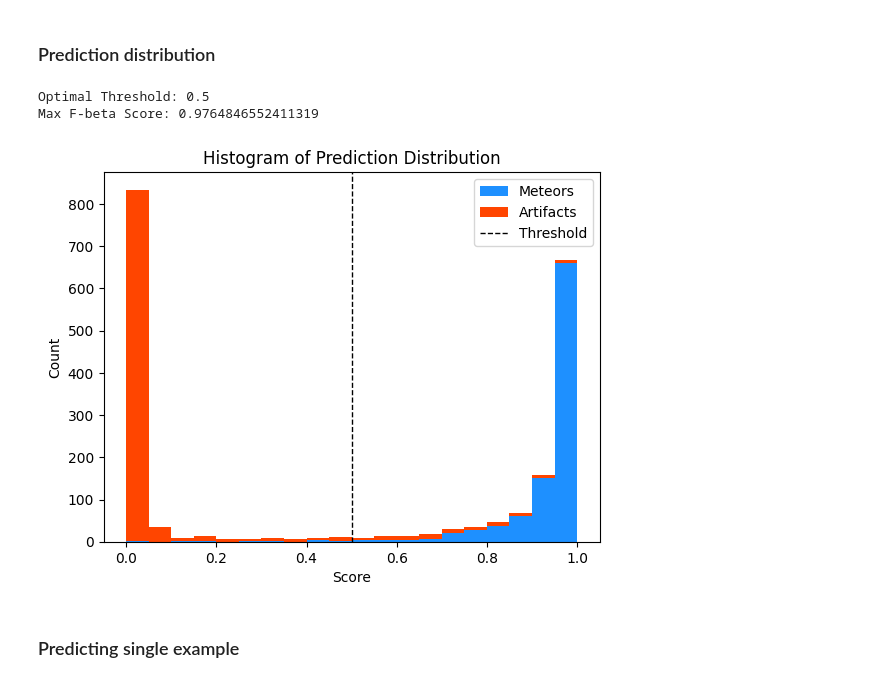
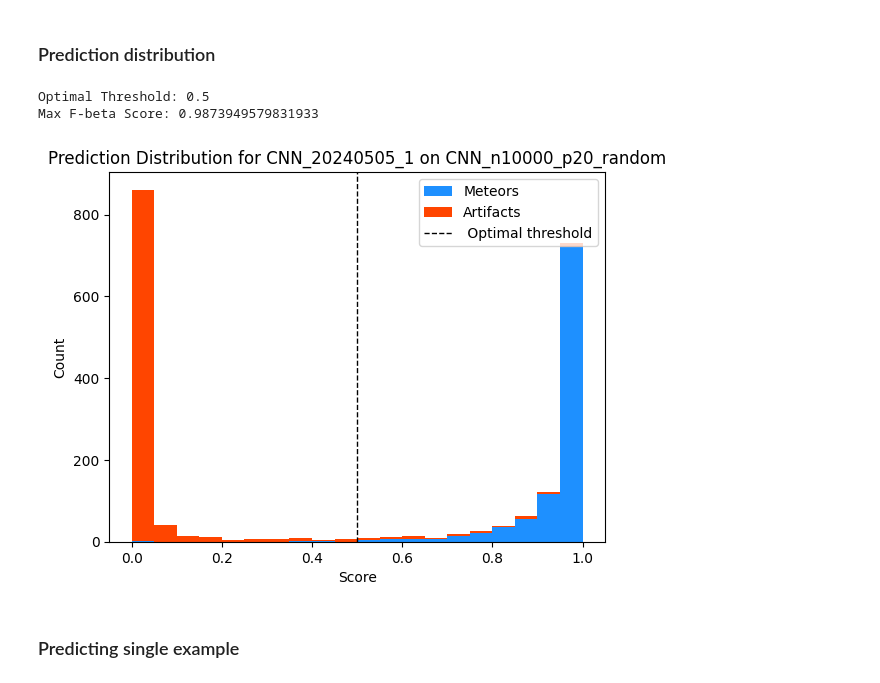
Before and after one commit to 9helix/GMNmeteorNet, a Jupyter notebook: MLmodel.ipynb, the cells around one changed output. Drawn from its saved outputs; the diff is of its cells as text; code cells hidden in the pictures.

Commit message:
New best F-beta score 0.987

```diff
--- a/MLmodel.ipynb
+++ b/MLmodel.ipynb
@@ -456,5 +457,0 @@ Epoch 20/20
-# %%
-model.save(f"models/{model_name}.keras")
-
-with open(f"models/{model_name}_history.pkl", "wb") as f:
-    pickle.dump(history, f)
@@ -463,8 +457,0 @@ with open(f"models/{model_name}_history.pkl", "wb") as f:
-# %%
-model = models.load_model("models/CNN_20240618_3.keras")
-model.compile(
-    loss=(losses.BinaryCrossentropy()),
-    optimizer=optimizers.Adam(learning_rate=1e-4),
-    metrics=global_metrics,
-)
-model.summary()
@@ -489,3 +457,0 @@ _________________________________________________________________
-# %%
-with open("models/CNN_20240618_3_history.pkl", "rb") as f:
-    history = pickle.load(f)
@@ -561,4 +511,5 @@ Best Fbeta score of 0.976 at epoch 10
 ### Confusion matrix
 # %%
 # pick model state at a certain epoch
-model.load_weights("temp/model_weights_epoch_16.h5")
+best_epoch = 16
+model.load_weights(f"temp/{model._name}/weights_epoch_{best_epoch}.h5")
@@ -694,38 +647,38 @@ def get_fbeta_score(y_true, y_probs, beta, threshold):
 # Evaluate the F-beta score for each threshold
 fbeta_scores = [
     get_fbeta_score(Y_true, Y_pred, beta, threshold) for threshold in thresholds
 ]
 
 # Find the threshold that maximizes the F-beta score
 optimal_threshold = thresholds[np.argmax(fbeta_scores)]
 max_fbeta_score = max(fbeta_scores)
 
 print(f"Optimal Threshold: {optimal_threshold}")
 print(f"Max F-beta Score: {max_fbeta_score}")
 
 plt.hist(
     [Y_pred_meteors, Y_pred_artifacts],
     label=["Meteors", "Artifacts"],
     stacked=False,
     histtype="barstacked",
     color=["dodgerblue", "orangered"],
     bins=20,
 )
 plt.axvline(
-    optimal_threshold, color="k", linestyle="dashed", linewidth=1, label="Threshold"
+    optimal_threshold, color="k", linestyle="dashed", linewidth=1, label=" Optimal threshold"
 )
 
 
 plt.xlabel("Score")
 plt.ylabel("Count")
-plt.title("Histogram of Prediction Distribution")
+plt.title(f"Prediction Distribution for {model._name} on {dataset_name}")
 plt.legend()
-plt.savefig(f"models/{model._name}_prediction_distribution.png")
+#plt.savefig(f"models/{model._name}_prediction_distribution.png")
 plt.show()
 # %% [output]
 Optimal Threshold: 0.5
-Max F-beta Score: 0.9764846552411319
+Max F-beta Score: 0.9873949579831933
-[figure, old version]
+[figure, new version]
 # %% [markdown]
 ### Predicting single example
 # %%
```
Also changed, not shown: parts of 26 cells of this notebook, 17 other files.
